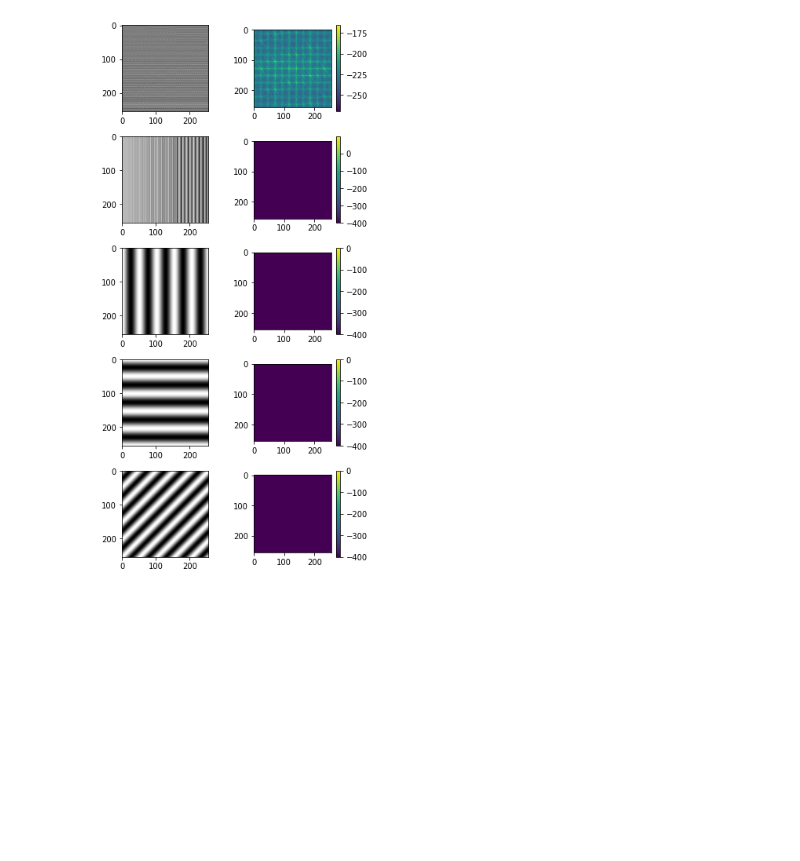
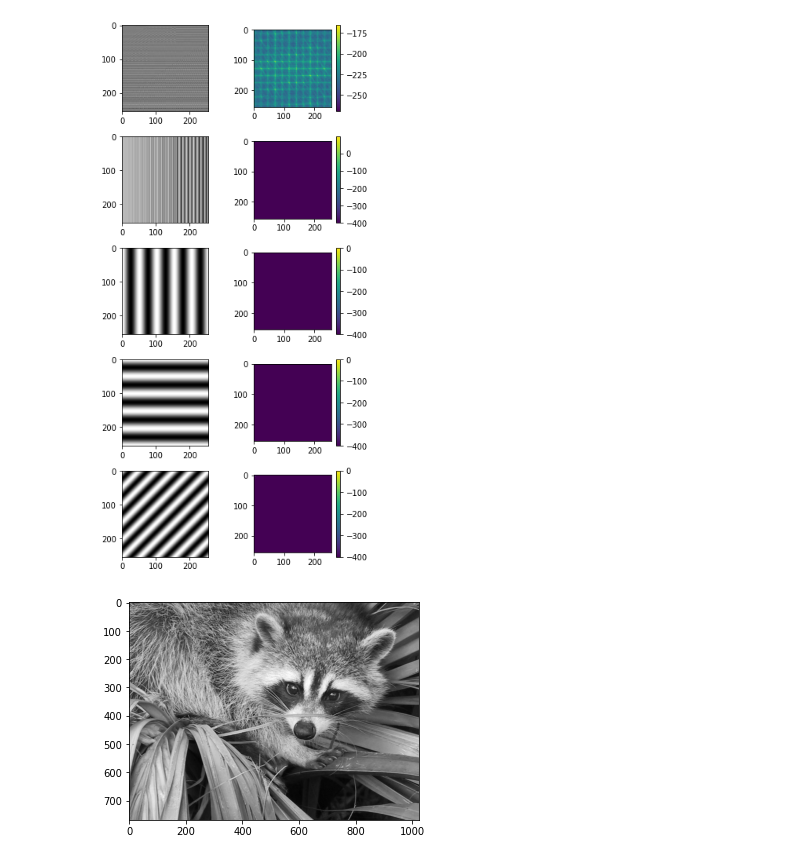
Before and after one commit to fusedbloxxer/signals-processing, a Jupyter notebook: dft-image-processing/main.ipynb, the cells around one changed output. Saved outputs shown, nothing was run; the diff lists cells and outputs as text; code cells hidden in the pictures; blank space fills up the shorter version.

```diff
--- a/dft-image-processing/main.ipynb
+++ b/dft-image-processing/main.ipynb
@@ -101,3 +101,11 @@ for i, (time, freq) in enumerate(inputs):
     fig.colorbar(im_freq, ax=axis[i][1])
 # %% [output]
 [figure]
+# %%
+from scipy import misc, ndimage
+
+X = misc.face(gray=True)
+plt.imshow(X, cmap=plt.cm.gray)
+plt.show()
+# %% [output]
+[figure, added]
```
